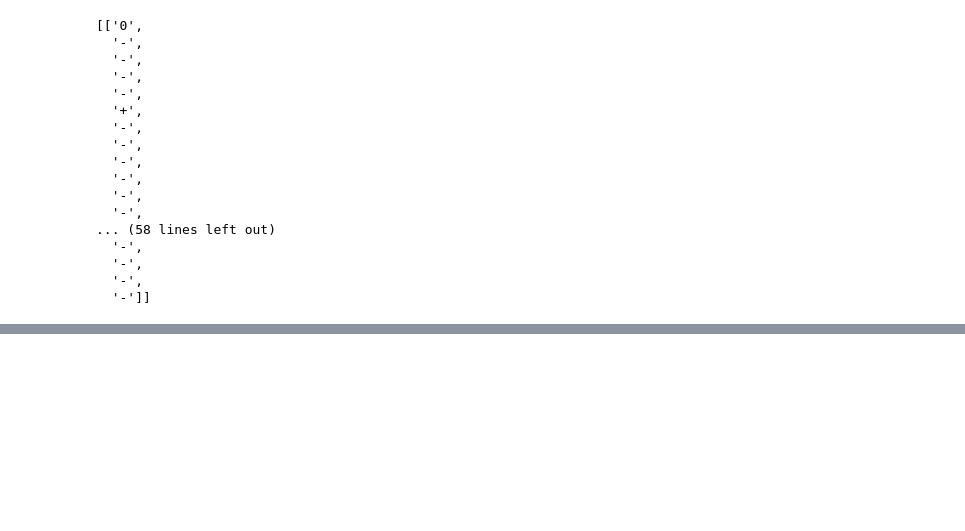
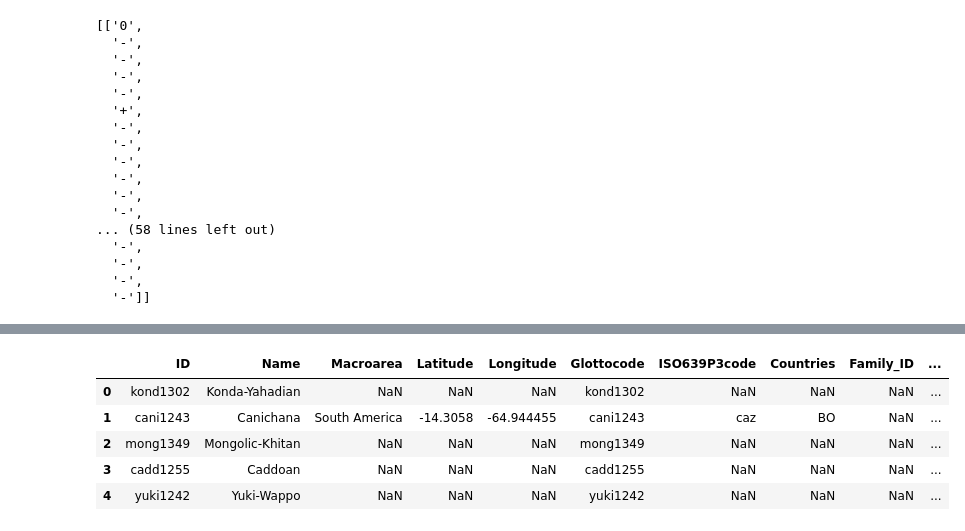
Before and after one commit to camoverride/notebooks, a Jupyter notebook: notebooks/Sound_Similarity.ipynb, the cells around one changed output, grey strips where cells are left out. Drawn from its saved outputs; the diff is of its cells as text; code cells hidden in the pictures; blank space fills up the shorter version.

Commit message:
add glottolog data to notebook

```diff
--- a/notebooks/Sound_Similarity.ipynb
+++ b/notebooks/Sound_Similarity.ipynb
@@ -628,0 +652,11 @@ The results here look even better than simple Jaccard distance: the top language
+# %%
+lang_df = pd.read_csv("../data/languages.csv")
+# %%
+lang_df.head()
+# %% [output]
+|  | ID | Name | Macroarea | Latitude | Longitude | Glottocode | ISO639P3code | Countries | Family_ID | ... |
+| 0 | kond1302 | Konda-Yahadian | NaN | NaN | NaN | kond1302 | NaN | NaN | NaN | ... |
+| 1 | cani1243 | Canichana | South America | -14.3058 | -64.944455 | cani1243 | caz | BO | NaN | ... |
+| 2 | mong1349 | Mongolic-Khitan | NaN | NaN | NaN | mong1349 | NaN | NaN | NaN | ... |
+| 3 | cadd1255 | Caddoan | NaN | NaN | NaN | cadd1255 | NaN | NaN | NaN | ... |
+| 4 | yuki1242 | Yuki-Wappo | NaN | NaN | NaN | yuki1242 | NaN | NaN | NaN | ... |
```
Also changed, not shown: parts of 49 cells of this notebook, 1 other file.
